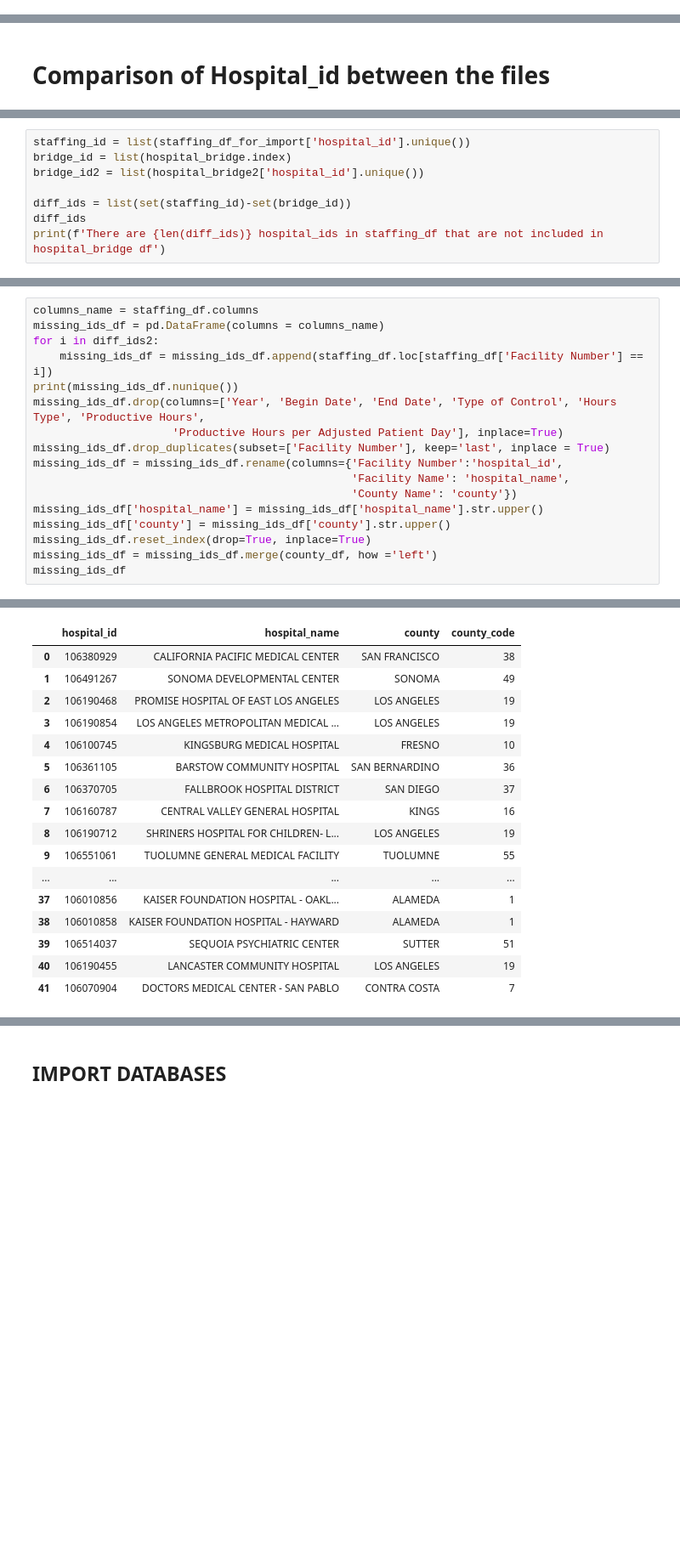
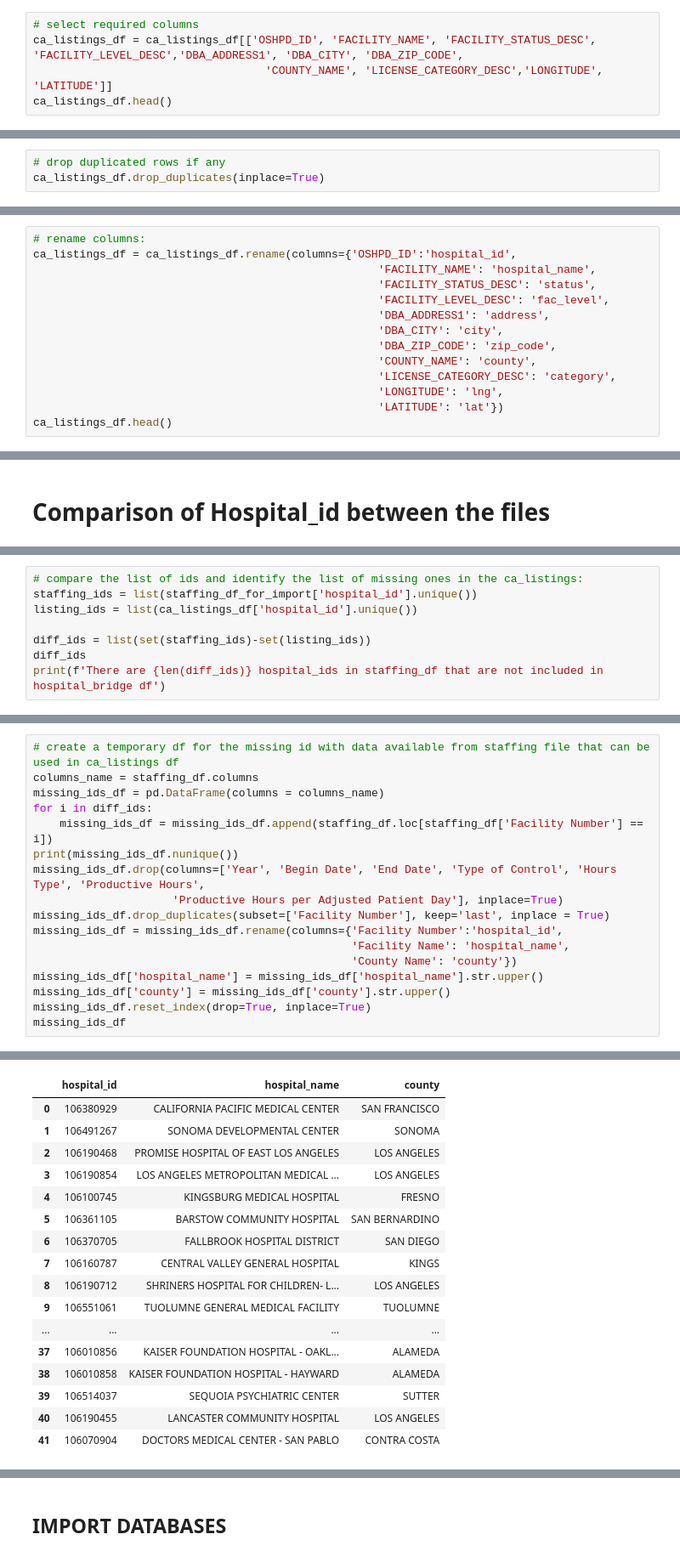
Before and after one commit to zsvorenova/ETL-project, a Jupyter notebook: Hospital staffing-data cleaning.ipynb, the cells around one changed output, grey strips where cells are left out. Shown at 85% size. Drawn from its saved outputs; the diff is of its cells as text; blank space fills up the shorter version.

```diff
--- a/Hospital staffing-data cleaning.ipynb
+++ b/Hospital staffing-data cleaning.ipynb
@@ -587,0 +312,5 @@ county_df
+# %%
+# select required columns
+ca_listings_df = ca_listings_df[['OSHPD_ID', 'FACILITY_NAME', 'FACILITY_STATUS_DESC', 'FACILITY_LEVEL_DESC','DBA_ADDRESS1', 'DBA_CITY', 'DBA_ZIP_CODE',
+                                   'COUNTY_NAME', 'LICENSE_CATEGORY_DESC','LONGITUDE', 'LATITUDE']]
+ca_listings_df.head()
@@ -587,0 +324,3 @@ county_df
+# %%
+# drop duplicated rows if any
+ca_listings_df.drop_duplicates(inplace=True)
@@ -587,0 +361,14 @@ county_df
+# %%
+# rename columns:
+ca_listings_df = ca_listings_df.rename(columns={'OSHPD_ID':'hospital_id',
+                                                    'FACILITY_NAME': 'hospital_name',
+                                                    'FACILITY_STATUS_DESC': 'status',
+                                                    'FACILITY_LEVEL_DESC': 'fac_level',
+                                                    'DBA_ADDRESS1': 'address',
+                                                    'DBA_CITY': 'city',
+                                                    'DBA_ZIP_CODE': 'zip_code',
+                                                    'COUNTY_NAME': 'county',
+                                                    'LICENSE_CATEGORY_DESC': 'category',
+                                                    'LONGITUDE': 'lng',
+                                                    'LATITUDE': 'lat'})
+ca_listings_df.head()
@@ -590,9 +399,9 @@ county_df
 # %%
-staffing_id = list(staffing_df_for_import['hospital_id'].unique())
-bridge_id = list(hospital_bridge.index)
-bridge_id2 = list(hospital_bridge2['hospital_id'].unique())
+# compare the list of ids and identify the list of missing ones in the ca_listings:
+staffing_ids = list(staffing_df_for_import['hospital_id'].unique())
+listing_ids = list(ca_listings_df['hospital_id'].unique())
 
-diff_ids = list(set(staffing_id)-set(bridge_id))
+diff_ids = list(set(staffing_ids)-set(listing_ids))
 diff_ids
 print(f'There are {len(diff_ids)} hospital_ids in staffing_df that are not included in hospital_bridge df')
 # %% [output]
@@ -625,47 +429,47 @@ diff_ids2
 # %%
+# create a temporary df for the missing id with data available from staffing file that can be used in ca_listings df
 columns_name = staffing_df.columns
 missing_ids_df = pd.DataFrame(columns = columns_name)
-for i in diff_ids2:
+for i in diff_ids:
     missing_ids_df = missing_ids_df.append(staffing_df.loc[staffing_df['Facility Number'] == i])
 print(missing_ids_df.nunique())
 missing_ids_df.drop(columns=['Year', 'Begin Date', 'End Date', 'Type of Control', 'Hours Type', 'Productive Hours',
                      'Productive Hours per Adjusted Patient Day'], inplace=True)
 missing_ids_df.drop_duplicates(subset=['Facility Number'], keep='last', inplace = True)
 missing_ids_df = missing_ids_df.rename(columns={'Facility Number':'hospital_id',
                                                 'Facility Name': 'hospital_name',
                                                 'County Name': 'county'})
 missing_ids_df['hospital_name'] = missing_ids_df['hospital_name'].str.upper()
 missing_ids_df['county'] = missing_ids_df['county'].str.upper()
 missing_ids_df.reset_index(drop=True, inplace=True)
-missing_ids_df = missing_ids_df.merge(county_df, how ='left')
 missing_ids_df
 # %% [output]
 Year                                            5
 Facility Number                                42
 Facility Name                                  42
 Begin Date                                     14
 End Date                                       19
 County Name                                    20
 Type of Control                                 5
 Hours Type                                     17
 Productive Hours                             1884
 Productive Hours per Adjusted Patient Day     808
 dtype: int64
-|  | hospital_id | hospital_name | county | county_code |
-| 0 | 106380929 | CALIFORNIA PACIFIC MEDICAL CENTER | SAN FRANCISCO | 38 |
-| 1 | 106491267 | SONOMA DEVELOPMENTAL CENTER | SONOMA | 49 |
-| 2 | 106190468 | PROMISE HOSPITAL OF EAST LOS ANGELES | LOS ANGELES | 19 |
-| 3 | 106190854 | LOS ANGELES METROPOLITAN MEDICAL ... | LOS ANGELES | 19 |
-| 4 | 106100745 | KINGSBURG MEDICAL HOSPITAL | FRESNO | 10 |
-| 5 | 106361105 | BARSTOW COMMUNITY HOSPITAL | SAN BERNARDINO | 36 |
-| 6 | 106370705 | FALLBROOK HOSPITAL DISTRICT | SAN DIEGO | 37 |
-| 7 | 106160787 | CENTRAL VALLEY GENERAL HOSPITAL | KINGS | 16 |
-| 8 | 106190712 | SHRINERS HOSPITAL FOR CHILDREN- L... | LOS ANGELES | 19 |
-| 9 | 106551061 | TUOLUMNE GENERAL MEDICAL FACILITY | TUOLUMNE | 55 |
-| ... | ... | ... | ... | ... |
-| 37 | 106010856 | KAISER FOUNDATION HOSPITAL - OAKL... | ALAMEDA | 1 |
-| 38 | 106010858 | KAISER FOUNDATION HOSPITAL - HAYWARD | ALAMEDA | 1 |
-| 39 | 106514037 | SEQUOIA PSYCHIATRIC CENTER | SUTTER | 51 |
-| 40 | 106190455 | LANCASTER COMMUNITY HOSPITAL | LOS ANGELES | 19 |
-| 41 | 106070904 | DOCTORS MEDICAL CENTER - SAN PABLO | CONTRA COSTA | 7 |
+|  | hospital_id | hospital_name | county |
+| 0 | 106380929 | CALIFORNIA PACIFIC MEDICAL CENTER | SAN FRANCISCO |
+| 1 | 106491267 | SONOMA DEVELOPMENTAL CENTER | SONOMA |
+| 2 | 106190468 | PROMISE HOSPITAL OF EAST LOS ANGELES | LOS ANGELES |
+| 3 | 106190854 | LOS ANGELES METROPOLITAN MEDICAL ... | LOS ANGELES |
+| 4 | 106100745 | KINGSBURG MEDICAL HOSPITAL | FRESNO |
+| 5 | 106361105 | BARSTOW COMMUNITY HOSPITAL | SAN BERNARDINO |
+| 6 | 106370705 | FALLBROOK HOSPITAL DISTRICT | SAN DIEGO |
+| 7 | 106160787 | CENTRAL VALLEY GENERAL HOSPITAL | KINGS |
+| 8 | 106190712 | SHRINERS HOSPITAL FOR CHILDREN- L... | LOS ANGELES |
+| 9 | 106551061 | TUOLUMNE GENERAL MEDICAL FACILITY | TUOLUMNE |
+| ... | ... | ... | ... |
+| 37 | 106010856 | KAISER FOUNDATION HOSPITAL - OAKL... | ALAMEDA |
+| 38 | 106010858 | KAISER FOUNDATION HOSPITAL - HAYWARD | ALAMEDA |
+| 39 | 106514037 | SEQUOIA PSYCHIATRIC CENTER | SUTTER |
+| 40 | 106190455 | LANCASTER COMMUNITY HOSPITAL | LOS ANGELES |
+| 41 | 106070904 | DOCTORS MEDICAL CENTER - SAN PABLO | CONTRA COSTA |
 # %%
```
Also changed, not shown: parts of 68 cells of this notebook, 2 other files.
